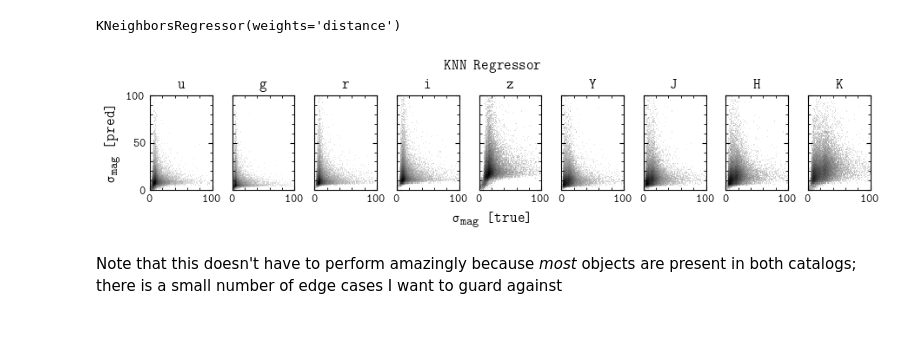
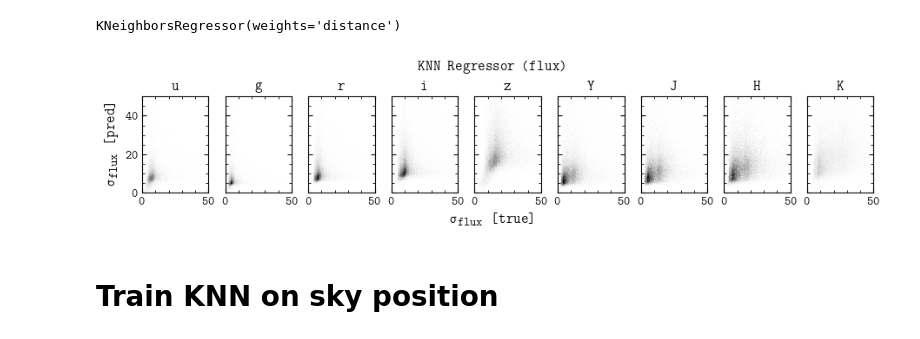
Before and after one commit to sidneymau/des-y6-image-sims-analysis, a Jupyter notebook: notebooks/2025_01_08_matching/knn-dev.ipynb, the cells around one changed output. Cells and saved outputs as stored; diff of their text form; code cells hidden in the pictures.

```diff
--- a/notebooks/2025_01_08_matching/knn-dev.ipynb
+++ b/notebooks/2025_01_08_matching/knn-dev.ipynb
@@ -27,5 +48,5 @@ deepfield_id = deepfield_table["ID_DES"]
 # %%
-_, truth_indices, df_indices = np.intersect1d(
+_, truth_deepfield_indices, deepfield_truth_indices = np.intersect1d(
     truth_id,
     deepfield_id,
     return_indices=True,
@@ -34,18 +65,18 @@ _, truth_indices, df_indices = np.intersect1d(
 # assert magnitudes are equal
 for band in ["g", "r", "i", "z"]:
     np.testing.assert_allclose(
-        truth_table[truth_indices][f"mag_{band}"],
-        deepfield_table[df_indices][f"MAG_{band}"],
+        truth_table[truth_deepfield_indices][f"mag_{band}"],
+        deepfield_table[deepfield_truth_indices][f"MAG_{band}"],
     )
 # %%
 # assert magnitudes transform to fluxes ok
 for band in ["g", "r", "i", "z"]:
     _df_flux = np.power(
         10,
-        -0.4 * (deepfield_table[df_indices][f"MAG_{band}"] - 30),
+        -0.4 * (deepfield_table[deepfield_truth_indices][f"MAG_{band}"] - 30),
     )
     np.testing.assert_allclose(
-        truth_table[truth_indices][f"flux_{band}"],
+        truth_table[truth_deepfield_indices][f"flux_{band}"],
         _df_flux,
     )
 # %%
@@ -103,8 +137,8 @@ DEEPFIELD_BANDS = ["u", "g", "r", "i", "z", "Y", "J", "H", "K"]
 table = {}
 for band in DEEPFIELD_BANDS:
 
-    _mag = deepfield_table[df_indices][f"MAG_{band}"]
-    _mag_err = deepfield_table[df_indices][f"ERR_MAG_{band}"]
+    _mag = deepfield_table[deepfield_truth_indices][f"MAG_{band}"]
+    _mag_err = deepfield_table[deepfield_truth_indices][f"ERR_MAG_{band}"]
 
     _flux = np.power(
         10,
@@ -146,22 +180,22 @@ y_true = _y[n_train:]
 # %%
 fig, axs = plt.subplots(1, len(DEEPFIELD_BANDS), sharex=True, sharey=True, constrained_layout=True, figsize=(9, 2))
 
 for i, band in enumerate(DEEPFIELD_BANDS):
     axs[i].hist2d(
         y_true[:, i],
         y_pred[:, i],
-        bins=[np.linspace(0, 100, 101), np.linspace(0, 100, 101)],
-        norm="log",
+        bins=[np.linspace(0, 50, 101), np.linspace(0, 50, 101)],
+        # norm="log",
     )
 
     axs[i].set_title(band)
 
-fig.supylabel("$\\sigma_{mag}$ [pred]")
-fig.supxlabel("$\\sigma_{mag}$ [true]")
-fig.suptitle("KNN Regressor")
+fig.supylabel("$\\sigma_{flux}$ [pred]")
+fig.supxlabel("$\\sigma_{flux}$ [true]")
+fig.suptitle("KNN Regressor (flux)")
 
 plt.show()
 # %% [output]
-[figure, old version]
+[figure, new version]
-# %% [markdown]
-Note that this doesn't have to perform amazingly because *most* objects are present in both catalogs; there is a small number of edge cases I want to guard against
+# %% [markdown]
+# Train KNN on sky position
```
Also changed, not shown: parts of 38 cells of this notebook.
